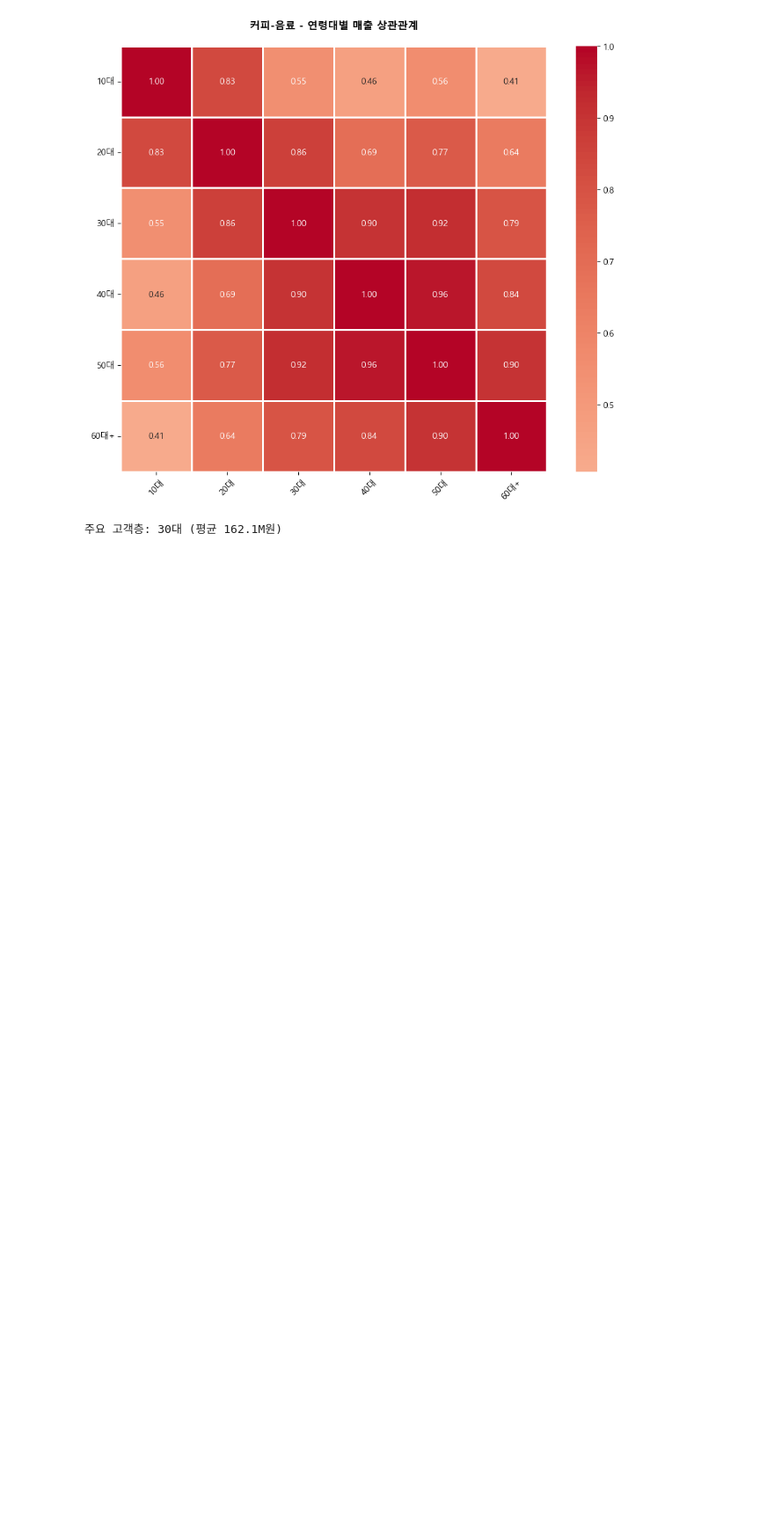
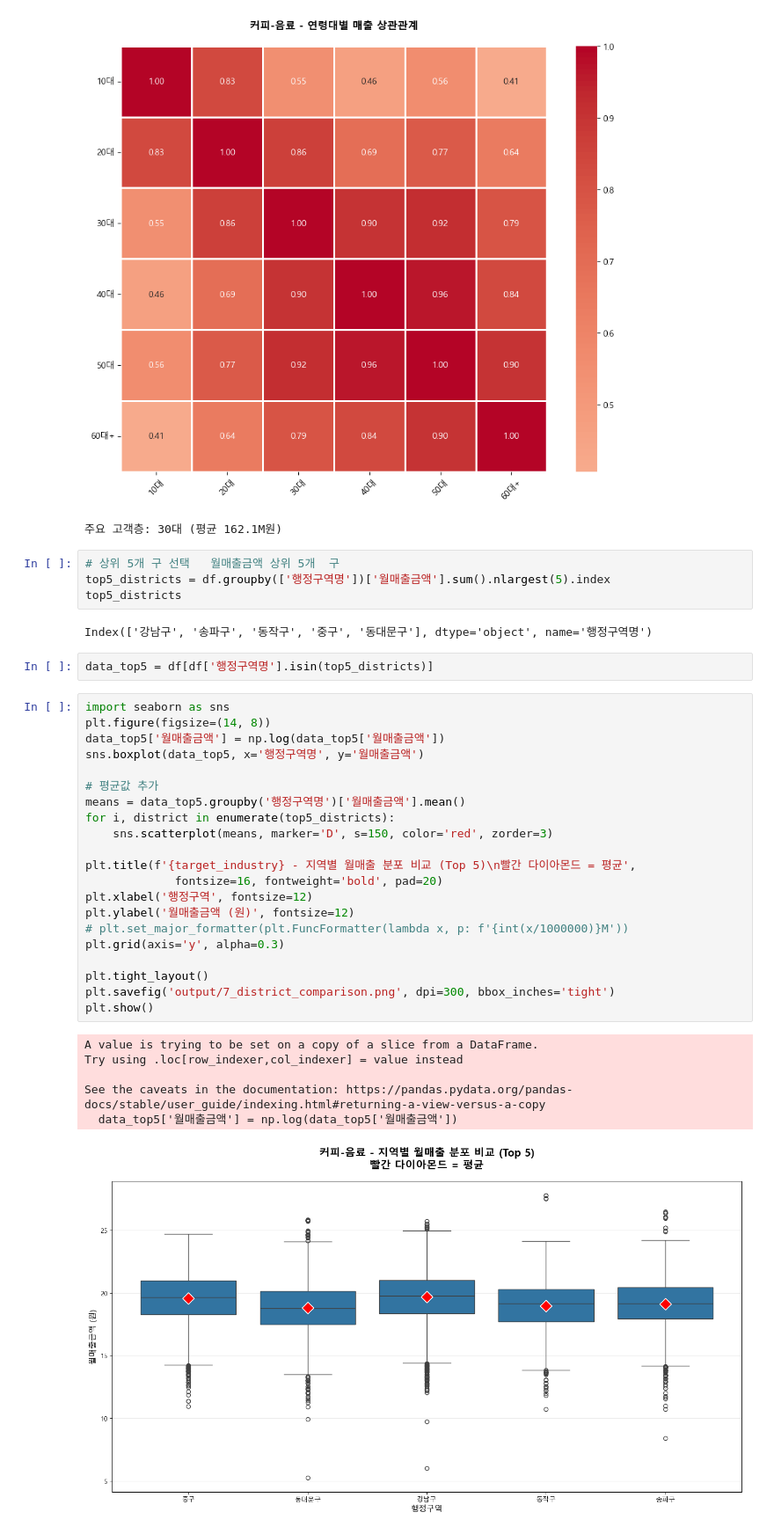
Before and after one commit to leekyuyoung2/encore_office_worker, a Jupyter notebook: 7일차_8일차_9일차_통합본/06.ipynb, the cells around one changed output. Shown at 88% size. Saved outputs shown, nothing was run; the diff lists cells and outputs as text; blank space fills up the shorter version.

```diff
--- a/7일차_8일차_9일차_통합본/06.ipynb
+++ b/7일차_8일차_9일차_통합본/06.ipynb
@@ -201,3 +201,39 @@ print(f"\n주요 고객층: {main_customer} (평균 {age_sales_avg.max()/1000000
 # %% [output]
 [figure]
 주요 고객층: 30대 (평균 162.1M원)
+# %%
+# 상위 5개 구 선택   월매출금액 상위 5개  구
+top5_districts = df.groupby(['행정구역명'])['월매출금액'].sum().nlargest(5).index
+top5_districts
+# %% [output]
+Index(['강남구', '송파구', '동작구', '중구', '동대문구'], dtype='object', name='행정구역명')
+# %%
+data_top5 = df[df['행정구역명'].isin(top5_districts)]
+# %%
+import seaborn as sns
+plt.figure(figsize=(14, 8))
+data_top5['월매출금액'] = np.log(data_top5['월매출금액'])
+sns.boxplot(data_top5, x='행정구역명', y='월매출금액')
+
+# 평균값 추가
+means = data_top5.groupby('행정구역명')['월매출금액'].mean()
+for i, district in enumerate(top5_districts):
+    sns.scatterplot(means, marker='D', s=150, color='red', zorder=3)
+
+plt.title(f'{target_industry} - 지역별 월매출 분포 비교 (Top 5)\n빨간 다이아몬드 = 평균',
+             fontsize=16, fontweight='bold', pad=20)
+plt.xlabel('행정구역', fontsize=12)
+plt.ylabel('월매출금액 (원)', fontsize=12)
+# plt.set_major_formatter(plt.FuncFormatter(lambda x, p: f'{int(x/1000000)}M'))
+plt.grid(axis='y', alpha=0.3)
+
+plt.tight_layout()
+plt.savefig('output/7_district_comparison.png', dpi=300, bbox_inches='tight')
+plt.show()
+# %% [output]
+A value is trying to be set on a copy of a slice from a DataFrame.
+Try using .loc[row_indexer,col_indexer] = value instead
+
+See the caveats in the documentation: https://pandas.pydata.org/pandas-docs/stable/user_guide/indexing.html#returning-a-view-versus-a-copy
+  data_top5['월매출금액'] = np.log(data_top5['월매출금액'])
+[figure, added]
```
Also changed, not shown: parts of 1 cell of this notebook.
